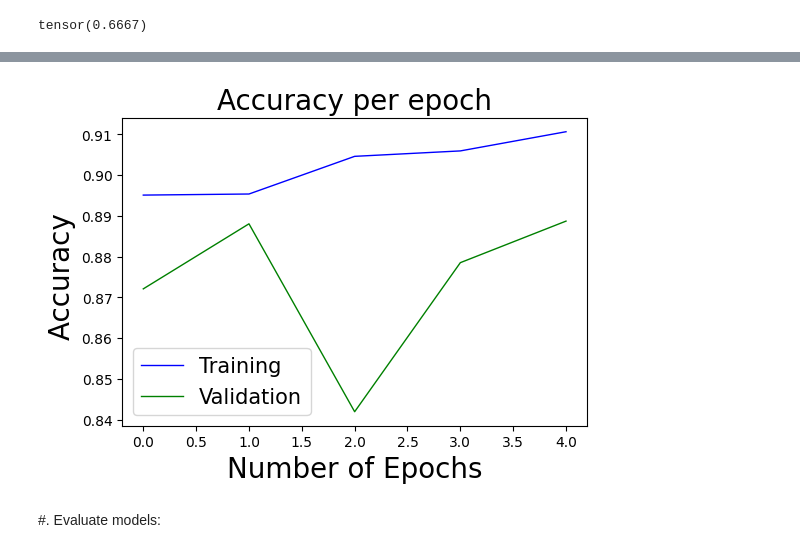
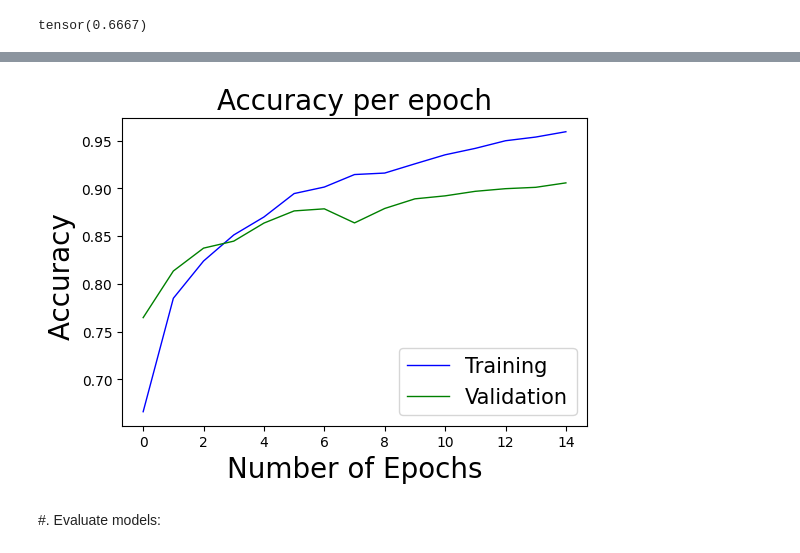
Before and after one commit to VincentCsNv/SPARKS, a Jupyter notebook: Classification_CIFAR/classif_main.ipynb, the cells around one changed output, grey strips where cells are left out. Drawn from its saved outputs; the diff is of its cells as text; code cells hidden in the pictures.

```diff
--- a/Classification_CIFAR/classif_main.ipynb
+++ b/Classification_CIFAR/classif_main.ipynb
@@ -383,47 +428,27 @@ Number of epochs: 4 | Validation loss : 0.28876993060112  | Training loss : 0.23
 # %%
-'''
-Training Accuracy
-'''
-avg_training_accuracy1=[]
+#Getting Metrics
+avg_training_accuracy, avg_validation_accuracy =[], []
+avg_training_loss, avg_validation_loss=[],[]
 for result in results:
-    avg_training_accuracy1.append(result['avg_train_acc'])
+    avg_training_accuracy.append(result['avg_train_acc'])
+    avg_validation_accuracy.append(result['avg_val_acc'])
+    avg_validation_loss.append(result['avg_valid_loss'])
+    avg_training_loss.append(result['avg_train_loss'])
 
-'''
-Validation Accuracy
-'''
-avg_validation_accuracy1=[]
-for result in results:
-    avg_validation_accuracy1.append(result['avg_val_acc'])
-'''
-Validation Loss
-'''
-avg_validation_loss1=[]
-for result in results:
-    avg_validation_loss1.append(result['avg_valid_loss'])
-'''
-Training Loss
-'''
-avg_training_loss1=[]
-for result in results:
-    avg_training_loss1.append(result['avg_train_loss'])
-
-'''
-Epochs count
-'''
 epoch_count=[]
-for i in range(epochs):
+for i in range(EPOCHS):
     epoch_count.append(i)
 # %%
 plt.figure(figsize=(6,4))
-plt.plot(epoch_count,avg_training_accuracy1, 'blue', label = "Training", linewidth = '1')
-plt.plot(epoch_count,avg_validation_accuracy1, 'green', label = "Validation", linewidth = '1')
+plt.plot(epoch_count,avg_training_accuracy, 'blue', label = "Training", linewidth = '1')
+plt.plot(epoch_count,avg_validation_accuracy, 'green', label = "Validation", linewidth = '1')
 plt.title("Accuracy per epoch",fontsize=20)
 plt.xlabel("Number of Epochs",fontsize=20)
 plt.ylabel("Accuracy ",fontsize=20)
 plt.legend(fontsize=15)
 plt.show()
 # %% [output]
-[figure, old version]
+[figure, new version]
 # %% [markdown]
 #. Evaluate models:
 # %%
```
Also changed, not shown: parts of 18 cells of this notebook.
